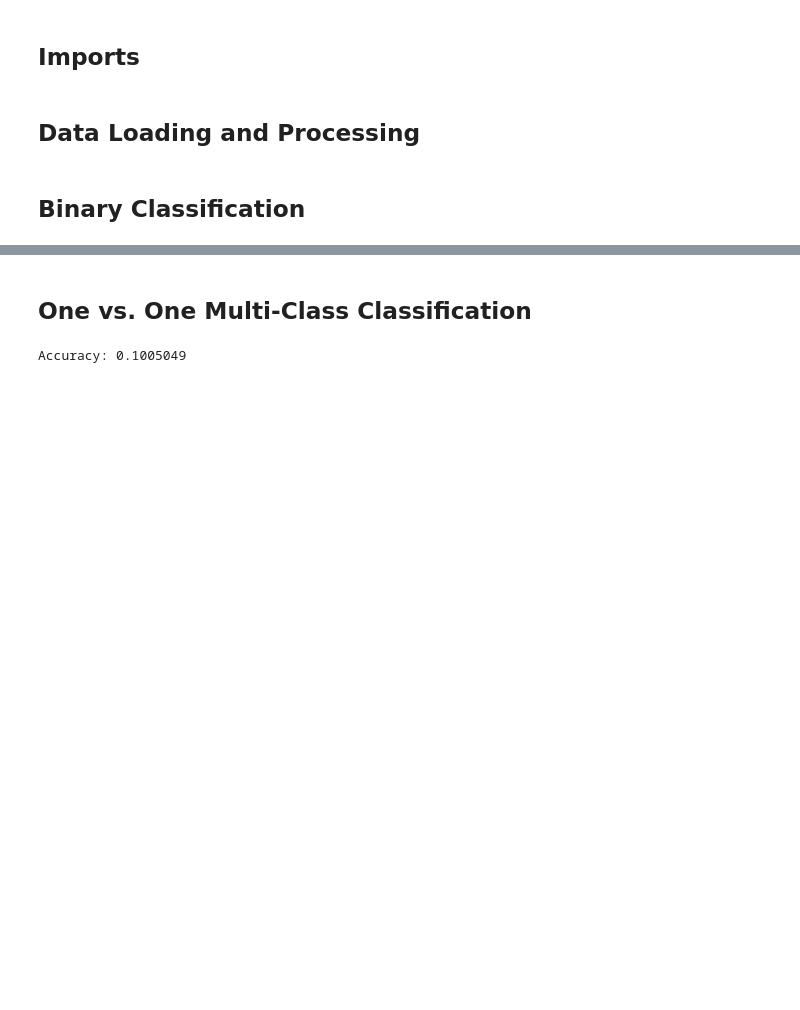
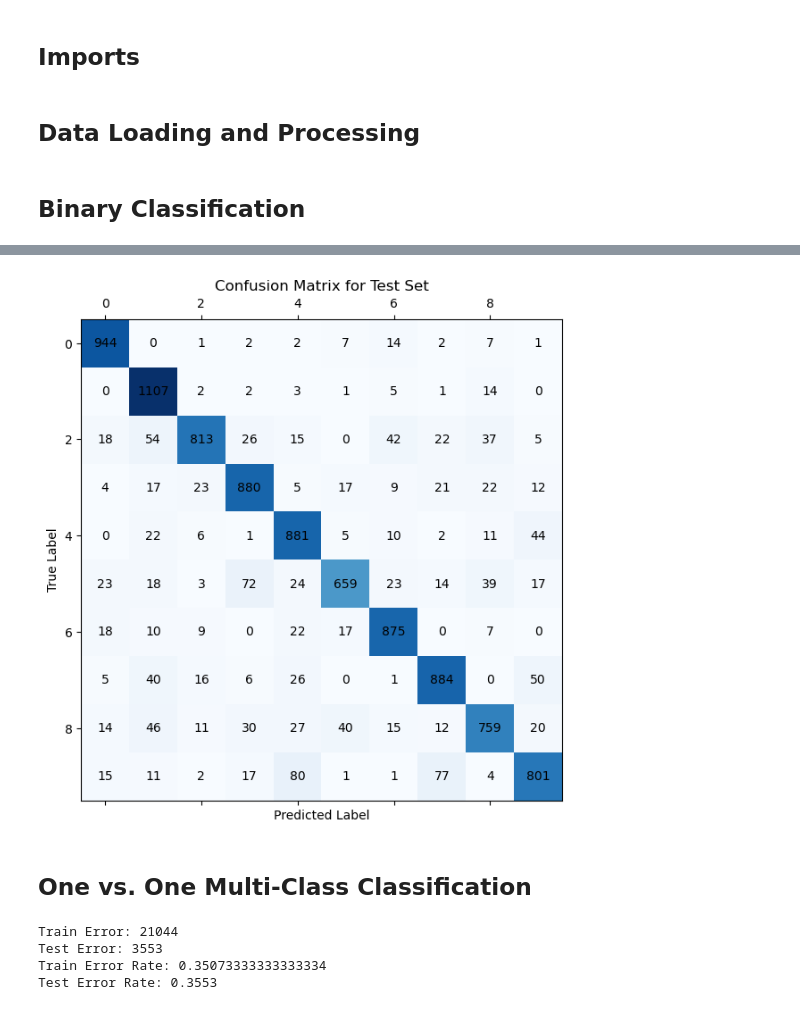
Before and after one commit to gnourtwerdna/ece174miniproject, a Jupyter notebook: data_analysis.ipynb, the cells around one changed output, grey strips where cells are left out. Cells and saved outputs as stored; diff of their text form; code cells hidden in the pictures; blank space fills up the shorter version.

```diff
--- a/data_analysis.ipynb
+++ b/data_analysis.ipynb
@@ -49,27 +94,7 @@ AttributeError: 'LinearRegression' object has no attribute 'accuracy_score'
+# %%
+cm = util.confusion_matrix(y_test, y_pred_ovr_test, 10)
+util.plot_confusion_matrix(cm, 'Confusion Matrix for Test Set')
+# %% [output]
+[figure, added]
 # %% [markdown]
 ## One vs. One Multi-Class Classification
-# %%
-votes = np.zeros((y_test.shape[0], 10))
-classifiers = util.generate_classifiers(num_classes)
-lr = LinearRegression.LinearRegression('binary')
-
-for classifier in classifiers:
-    X_train_temp, y_train_temp = util.generate_binary_dataset(X_train, y_train, classifier[0], classifier[1])
-    X_test_temp, y_test_temp = util.generate_binary_dataset(X_test, y_test, classifier[0], classifier[1])
-    idxs = util.generate_binary_index(X_test, y_test, classifier[0], classifier[1])
-    lr.fit(X_train_temp, y_train_temp)
-    y_pred = lr.predict(X_test_temp)
-
-    for pred, idx in zip(y_pred, idxs):
-        if pred.any() == 1:
-            votes[idx][classifier[0]] += 1
-        if pred.any() == -1:
-            votes[idx][classifier[1]] += 1
-
-y_pred = np.zeros((y_test.shape[0]))
-
-for i in range(votes.shape[0]):
-    y_pred[i] = np.random.choice(np.where(votes[i] == votes[i].max())[0])
-print('Accuracy: {}'.format(lr.accuracy_score(y_test, y_pred)))
-# %% [output]
-Accuracy: 0.1005049
@@ -75,0 +103,14 @@ Accuracy: 0.1005049
+# %%
+train_error = util.error(y_train, y_pred_ovo_train)
+test_error = util.error(y_test, y_pred_ovo_test)
+train_error_rate = util.error_rate(y_train, y_pred_ovo_train)
+test_error_rate = util.error_rate(y_test, y_pred_ovo_test)
+print('Train Error: {}'.format(train_error))
+print('Test Error: {}'.format(test_error))
+print('Train Error Rate: {}'.format(train_error_rate))
+print('Test Error Rate: {}'.format(test_error_rate))
+# %% [output]
+Train Error: 21044
+Test Error: 3553
+Train Error Rate: 0.35073333333333334
+Test Error Rate: 0.3553
```
Also changed, not shown: parts of 66 cells of this notebook, 2 other files.
